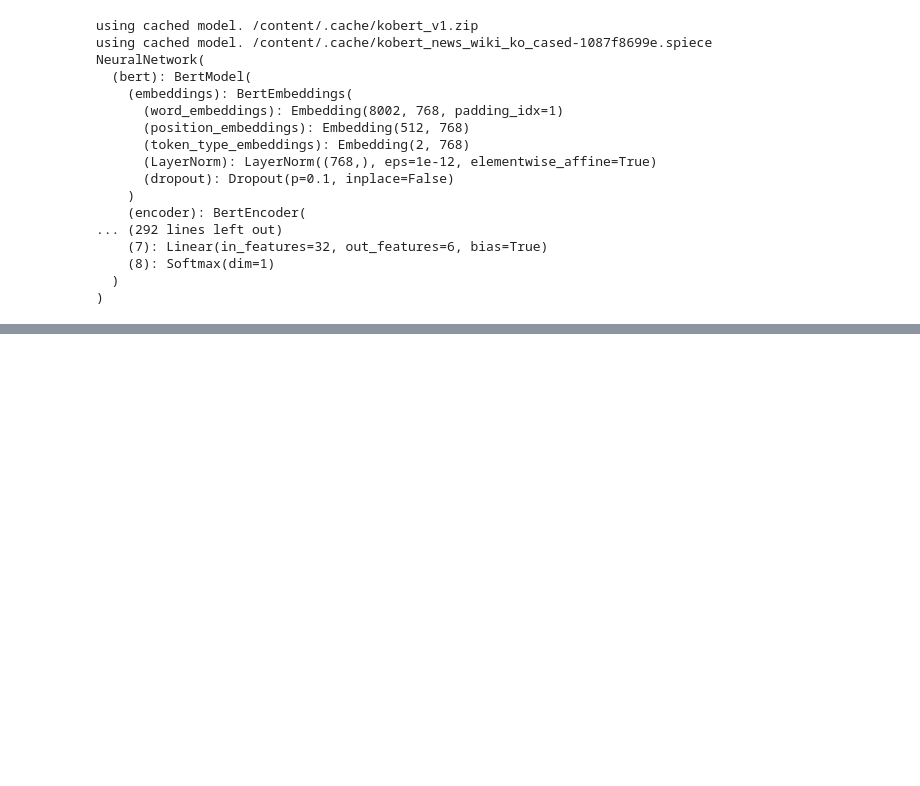
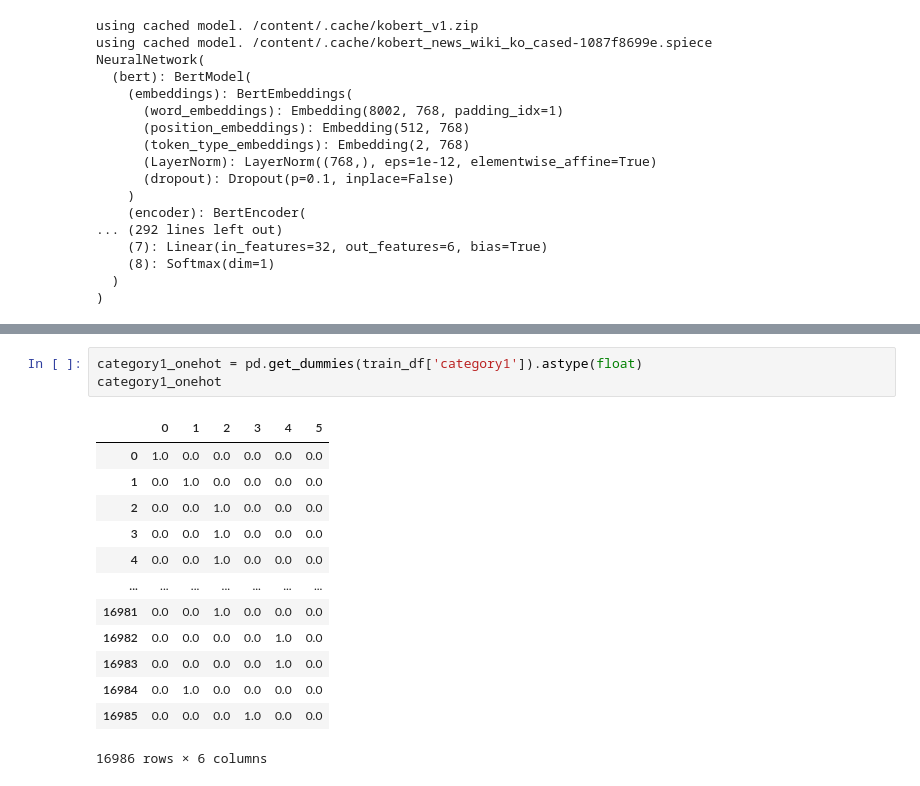
Before and after one commit to jukdang/AI_repo, a Jupyter notebook: Dacon_toursism data classification/travel2.ipynb, the cells around one changed output, grey strips where cells are left out. Drawn from its saved outputs; the diff is of its cells as text; blank space fills up the shorter version.

```diff
--- a/Dacon_toursism data classification/travel2.ipynb
+++ b/Dacon_toursism data classification/travel2.ipynb
@@ -119 +121,18 @@ tensor([[0.1473, 0.1854, 0.1549, 0.1513, 0.1790, 0.1820]],
        grad_fn=<SoftmaxBackward0>)
+# %%
+category1_onehot = pd.get_dummies(train_df['category1']).astype(float)
+category1_onehot
+# %% [output]
+|  | 0 | 1 | 2 | 3 | 4 | 5 |
+| 0 | 1.0 | 0.0 | 0.0 | 0.0 | 0.0 | 0.0 |
+| 1 | 0.0 | 1.0 | 0.0 | 0.0 | 0.0 | 0.0 |
+| 2 | 0.0 | 0.0 | 1.0 | 0.0 | 0.0 | 0.0 |
+| 3 | 0.0 | 0.0 | 1.0 | 0.0 | 0.0 | 0.0 |
+| 4 | 0.0 | 0.0 | 1.0 | 0.0 | 0.0 | 0.0 |
+| ... | ... | ... | ... | ... | ... | ... |
+| 16981 | 0.0 | 0.0 | 1.0 | 0.0 | 0.0 | 0.0 |
+| 16982 | 0.0 | 0.0 | 0.0 | 0.0 | 1.0 | 0.0 |
+| 16983 | 0.0 | 0.0 | 0.0 | 0.0 | 1.0 | 0.0 |
+| 16984 | 0.0 | 1.0 | 0.0 | 0.0 | 0.0 | 0.0 |
+| 16985 | 0.0 | 0.0 | 0.0 | 1.0 | 0.0 | 0.0 |
+16986 rows × 6 columns
```
Also changed, not shown: parts of 8 cells of this notebook.
